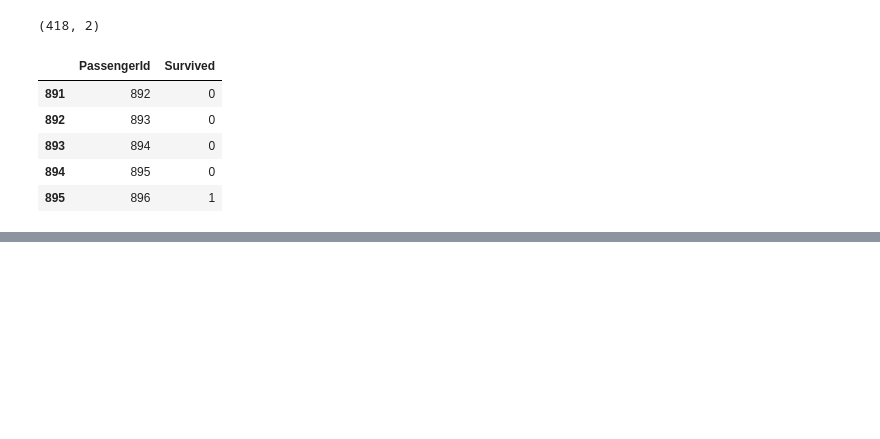
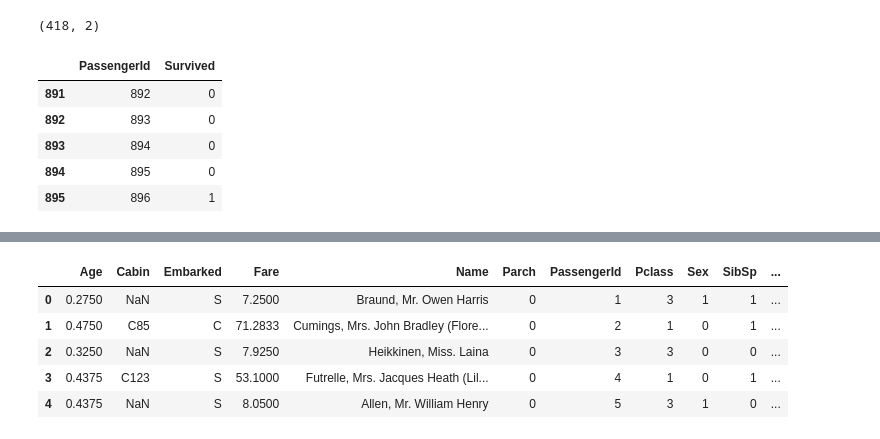
Before and after one commit to amansingh9097/competitions-and-challenges, a Jupyter notebook: Titanic/titanic.ipynb, the cells around one changed output, grey strips where cells are left out. Cells and saved outputs as stored; diff of their text form; code cells hidden in the pictures; blank space fills up the shorter version.

Commit message:
feature engineering

```diff
--- a/Titanic/titanic.ipynb
+++ b/Titanic/titanic.ipynb
@@ -750,0 +1020,6 @@ submit_df.to_csv('titanic_submission_gbc.csv', index=False)
+# %%
+# feature engineering
+full_df['Sex'] = full_df['Sex'].map({'female': 0, 'male': 1})
+full_df['Age'] = full_df.Age.fillna(value = full_df.Age.mean())
+full_df['Fare'] = full_df.Fare.fillna(value = full_df.Fare.mean())
+full_df.head()
@@ -750,0 +1041,6 @@ submit_df.to_csv('titanic_submission_gbc.csv', index=False)
+# %%
+# mark passengers as Minor if their name has 'Master.' in it Or if their age is < 16
+full_df['Minor'] = full_df.apply(lambda x: 1 if (x['Name'].split(',')[-1].split()[0] == 'Master.') | (x['Age'] < 16) \
+                             else 0, axis = 1)
+# family size
+full_df['FamilySize'] = full_df['Parch'] + full_df['SibSp'] + 1
@@ -750,0 +1059,11 @@ submit_df.to_csv('titanic_submission_gbc.csv', index=False)
+# %%
+# extracting surname
+full_df['Surname'] = full_df.apply(lambda x: x['Name'].split(',')[0], axis = 1)
+# extracting ticket class, and purposely ommiting the last digit in the ticket numbers and replacing it with 'X'
+# as family members would be sitting right next to each other varying by a digit in the ticket no.
+full_df['TicketClass'] = full_df.apply(lambda x: x['Ticket'][:-1]+'X', axis = 1)
+
+# women-child-grouping
+full_df['WCG_Id'] = full_df.apply(lambda x: x['Surname'] + '-' + str(x['Pclass']) + '-' + str(x['TicketClass']) + '-' + str(x['Fare']) + '-' + str(x['Embarked']), axis = 1)
+
+full_df.head()
@@ -750,0 +1096,7 @@ submit_df.to_csv('titanic_submission_gbc.csv', index=False)
+# %%
+# full_df.Age.max() # 80
+full_df['Age'] = full_df['Age'] / 80
+# full_df['FamilySize'].max() # 11
+full_df['FamilySize'] = full_df['FamilySize'] / 11
+# full_df.Fare.max() # 512.3292
+full_df['FareAdj'] = full_df['Fare']/512.3292
@@ -750,0 +1112,11 @@ submit_df.to_csv('titanic_submission_gbc.csv', index=False)
+# %%
+le = LabelEncoder()
+full_df['WCGEmbed'] = le.fit_transform(full_df['WCG_Id'])
+full_df.head()
+# %% [output]
+|  | Age | Cabin | Embarked | Fare | Name | Parch | PassengerId | Pclass | Sex | SibSp | ... |
+| 0 | 0.2750 | NaN | S | 7.2500 | Braund, Mr. Owen Harris | 0 | 1 | 3 | 1 | 1 | ... |
+| 1 | 0.4750 | C85 | C | 71.2833 | Cumings, Mrs. John Bradley (Flore... | 0 | 2 | 1 | 0 | 1 | ... |
+| 2 | 0.3250 | NaN | S | 7.9250 | Heikkinen, Miss. Laina | 0 | 3 | 3 | 0 | 0 | ... |
+| 3 | 0.4375 | C123 | S | 53.1000 | Futrelle, Mrs. Jacques Heath (Lil... | 0 | 4 | 1 | 0 | 1 | ... |
+| 4 | 0.4375 | NaN | S | 8.0500 | Allen, Mr. William Henry | 0 | 5 | 3 | 1 | 0 | ... |
```
Also changed, not shown: parts of 42 cells of this notebook.
